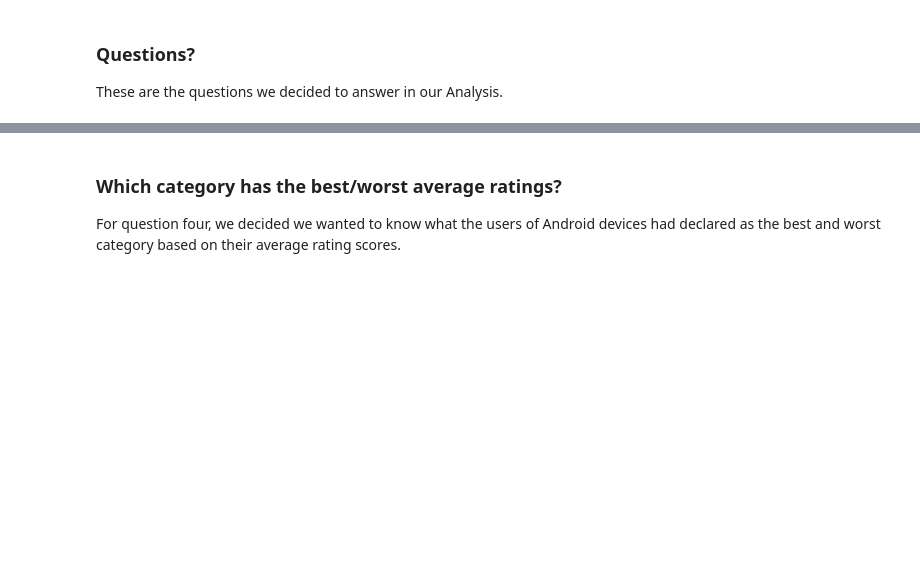
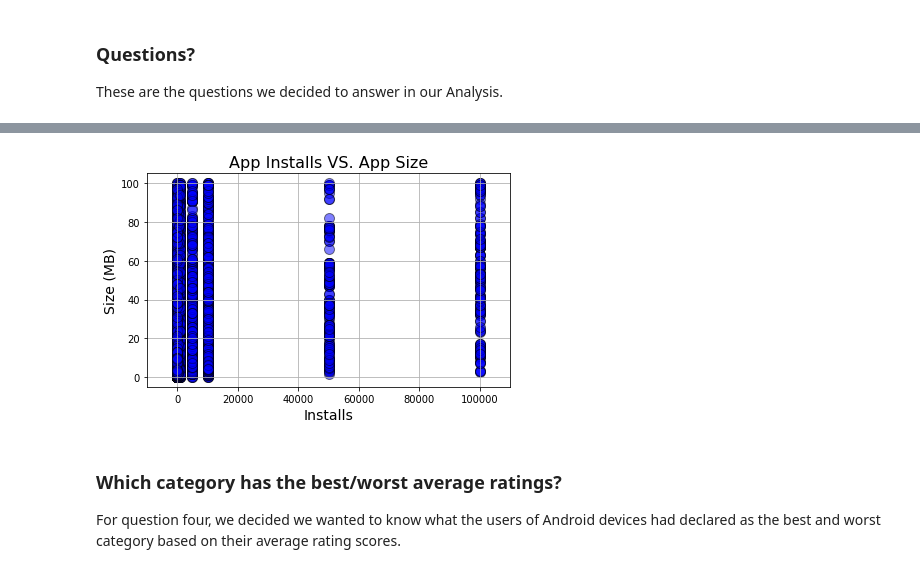
Before and after one commit to tworthy94/BootCamp_Project_01, a Jupyter notebook: Analysis.ipynb, the cells around one changed output, grey strips where cells are left out. Cells and saved outputs as stored; diff of their text form; code cells hidden in the pictures; blank space fills up the shorter version.

```diff
--- a/Analysis.ipynb
+++ b/Analysis.ipynb
@@ -24,3 +40,17 @@ These are the questions we decided to answer in our Analysis.
+# %%
+# Plot app installs vs size as a scatter
+plt.scatter(df_AppInstalls['Installs (in Thousands)'], df_AppInstalls['Size'],s=100 ,c=['blue'],edgecolors='black', marker='o', alpha=0.5)
+plt.grid()
+plt.title("App Installs VS. App Size",fontsize=16)
+plt.xlabel("Installs",fontsize=14)
+plt.ylabel("Size (MB)",fontsize=14)
+plt.xlim(-10000, 110000)
+# Set tight layout for png
+plt.tight_layout()
+# Save fig as png
+plt.savefig("App_installs_vs_size_App_Scatter.png")
+# %% [output]
+[figure, added]
 # %% [markdown]
 ### Which category has the best/worst average ratings?
 For question four, we decided we wanted to know what the users of Android devices had declared as the best and worst category based on their average rating scores.
```
Also changed, not shown: parts of 14 cells of this notebook, 5 other files.
